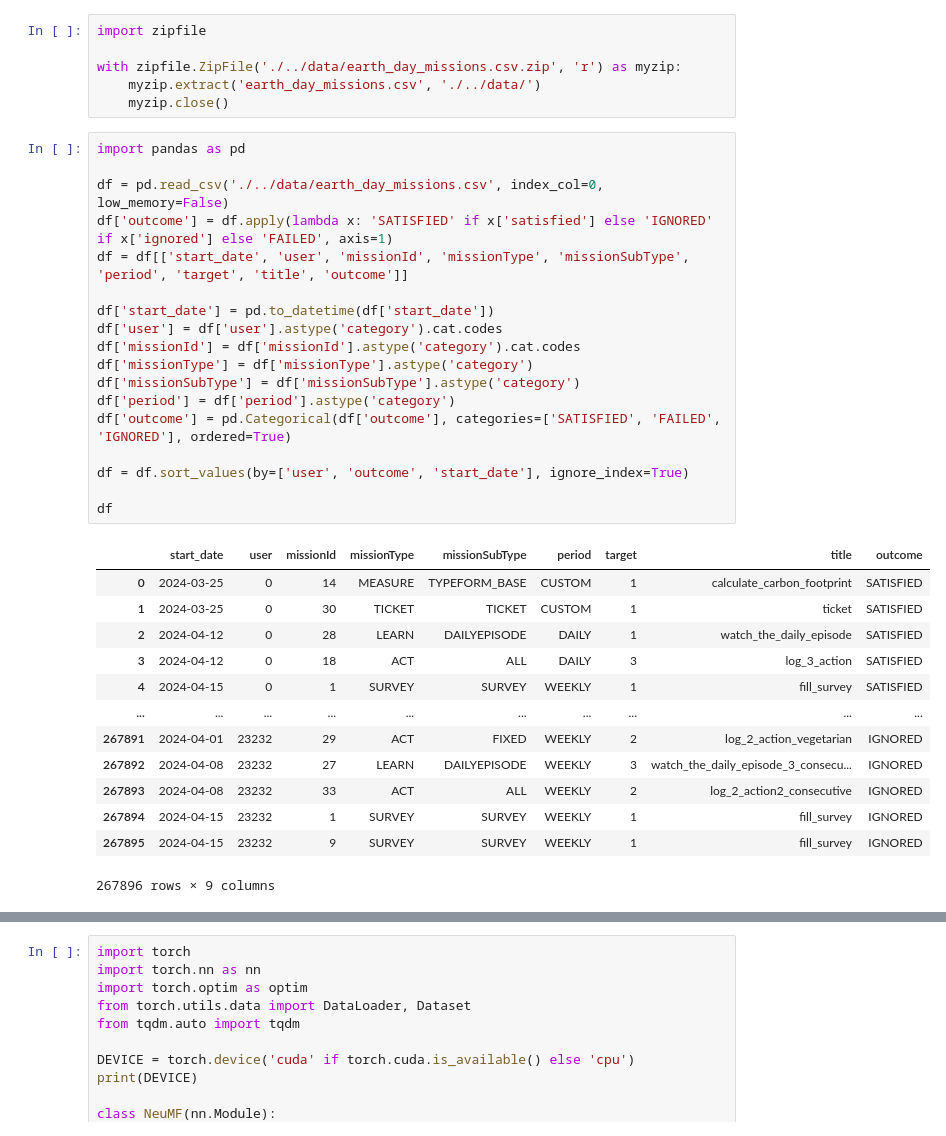
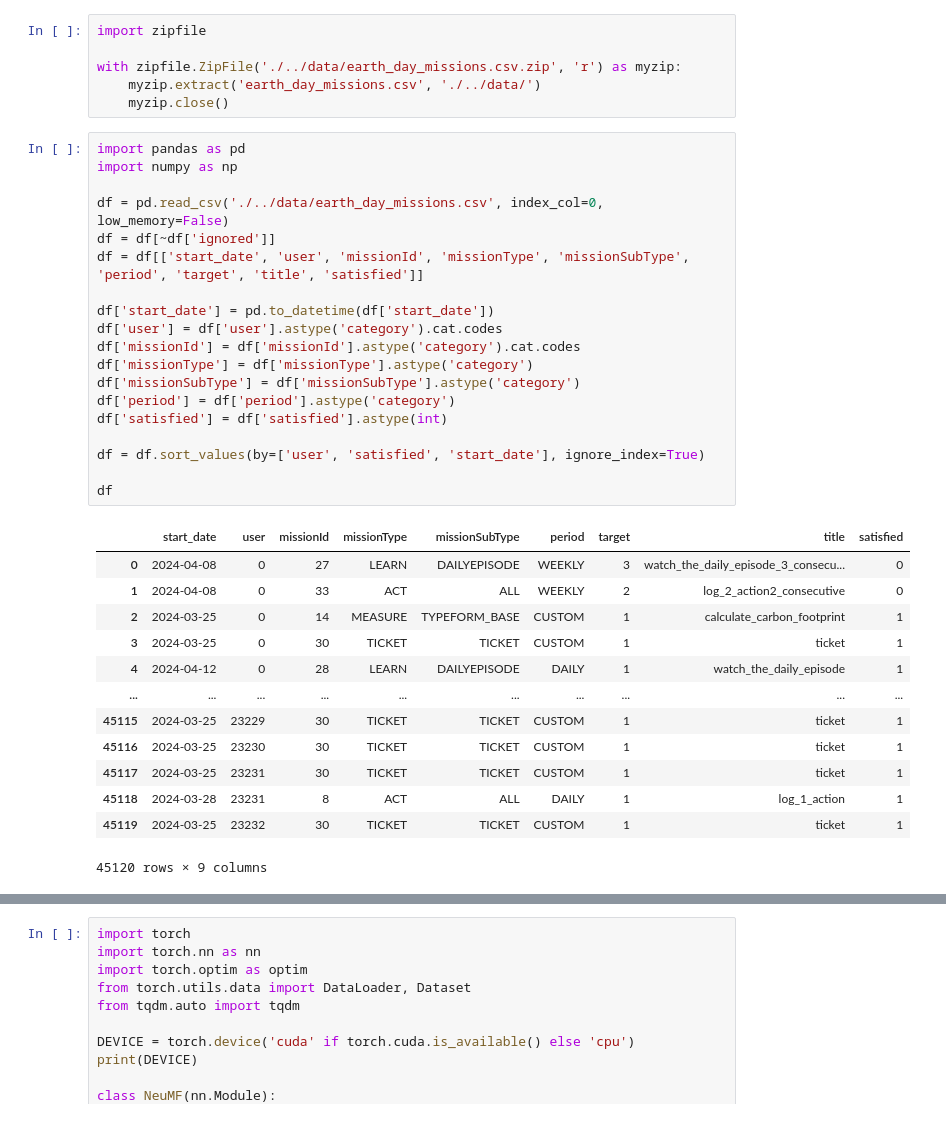
Before and after one commit to rik1599/playngo_challenge_generator, a Jupyter notebook: notebooks/EarthDay.ipynb, the cells around one changed output, grey strips where cells are left out. Drawn from its saved outputs; the diff is of its cells as text.

```diff
--- a/notebooks/EarthDay.ipynb
+++ b/notebooks/EarthDay.ipynb
@@ -6,34 +6,35 @@ with zipfile.ZipFile('./../data/earth_day_missions.csv.zip', 'r') as myzip:
     myzip.close()
 # %%
 import pandas as pd
+import numpy as np
 
 df = pd.read_csv('./../data/earth_day_missions.csv', index_col=0, low_memory=False)
-df['outcome'] = df.apply(lambda x: 'SATISFIED' if x['satisfied'] else 'IGNORED' if x['ignored'] else 'FAILED', axis=1)
-df = df[['start_date', 'user', 'missionId', 'missionType', 'missionSubType', 'period', 'target', 'title', 'outcome']]
+df = df[~df['ignored']]
+df = df[['start_date', 'user', 'missionId', 'missionType', 'missionSubType', 'period', 'target', 'title', 'satisfied']]
 
 df['start_date'] = pd.to_datetime(df['start_date'])
 df['user'] = df['user'].astype('category').cat.codes
 df['missionId'] = df['missionId'].astype('category').cat.codes
 df['missionType'] = df['missionType'].astype('category')
 df['missionSubType'] = df['missionSubType'].astype('category')
 df['period'] = df['period'].astype('category')
-df['outcome'] = pd.Categorical(df['outcome'], categories=['SATISFIED', 'FAILED', 'IGNORED'], ordered=True)
+df['satisfied'] = df['satisfied'].astype(int)
 
-df = df.sort_values(by=['user', 'outcome', 'start_date'], ignore_index=True)
+df = df.sort_values(by=['user', 'satisfied', 'start_date'], ignore_index=True)
 
 df
 # %% [output]
-|  | start_date | user | missionId | missionType | missionSubType | period | target | title | outcome |
-| 0 | 2024-03-25 | 0 | 14 | MEASURE | TYPEFORM_BASE | CUSTOM | 1 | calculate_carbon_footprint | SATISFIED |
-| 1 | 2024-03-25 | 0 | 30 | TICKET | TICKET | CUSTOM | 1 | ticket | SATISFIED |
-| 2 | 2024-04-12 | 0 | 28 | LEARN | DAILYEPISODE | DAILY | 1 | watch_the_daily_episode | SATISFIED |
-| 3 | 2024-04-12 | 0 | 18 | ACT | ALL | DAILY | 3 | log_3_action | SATISFIED |
-| 4 | 2024-04-15 | 0 | 1 | SURVEY | SURVEY | WEEKLY | 1 | fill_survey | SATISFIED |
+|  | start_date | user | missionId | missionType | missionSubType | period | target | title | satisfied |
+| 0 | 2024-04-08 | 0 | 27 | LEARN | DAILYEPISODE | WEEKLY | 3 | watch_the_daily_episode_3_consecu... | 0 |
+| 1 | 2024-04-08 | 0 | 33 | ACT | ALL | WEEKLY | 2 | log_2_action2_consecutive | 0 |
+| 2 | 2024-03-25 | 0 | 14 | MEASURE | TYPEFORM_BASE | CUSTOM | 1 | calculate_carbon_footprint | 1 |
+| 3 | 2024-03-25 | 0 | 30 | TICKET | TICKET | CUSTOM | 1 | ticket | 1 |
+| 4 | 2024-04-12 | 0 | 28 | LEARN | DAILYEPISODE | DAILY | 1 | watch_the_daily_episode | 1 |
 | ... | ... | ... | ... | ... | ... | ... | ... | ... | ... |
-| 267891 | 2024-04-01 | 23232 | 29 | ACT | FIXED | WEEKLY | 2 | log_2_action_vegetarian | IGNORED |
-| 267892 | 2024-04-08 | 23232 | 27 | LEARN | DAILYEPISODE | WEEKLY | 3 | watch_the_daily_episode_3_consecu... | IGNORED |
-| 267893 | 2024-04-08 | 23232 | 33 | ACT | ALL | WEEKLY | 2 | log_2_action2_consecutive | IGNORED |
-| 267894 | 2024-04-15 | 23232 | 1 | SURVEY | SURVEY | WEEKLY | 1 | fill_survey | IGNORED |
-| 267895 | 2024-04-15 | 23232 | 9 | SURVEY | SURVEY | WEEKLY | 1 | fill_survey | IGNORED |
+| 45115 | 2024-03-25 | 23229 | 30 | TICKET | TICKET | CUSTOM | 1 | ticket | 1 |
+| 45116 | 2024-03-25 | 23230 | 30 | TICKET | TICKET | CUSTOM | 1 | ticket | 1 |
+| 45117 | 2024-03-25 | 23231 | 30 | TICKET | TICKET | CUSTOM | 1 | ticket | 1 |
+| 45118 | 2024-03-28 | 23231 | 8 | ACT | ALL | DAILY | 1 | log_1_action | 1 |
+| 45119 | 2024-03-25 | 23232 | 30 | TICKET | TICKET | CUSTOM | 1 | ticket | 1 |
-267896 rows × 9 columns
+45120 rows × 9 columns
 # %%
```
Also changed, not shown: parts of 13 cells of this notebook, 1 other file.
